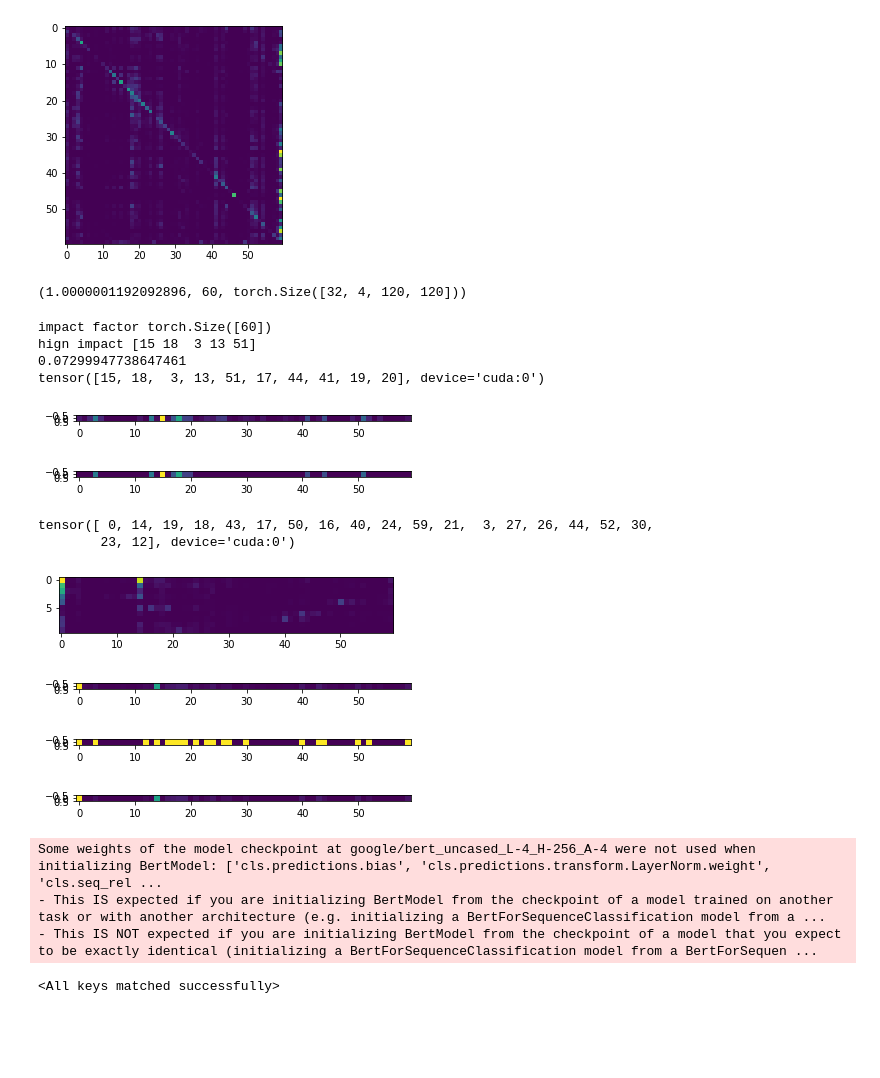
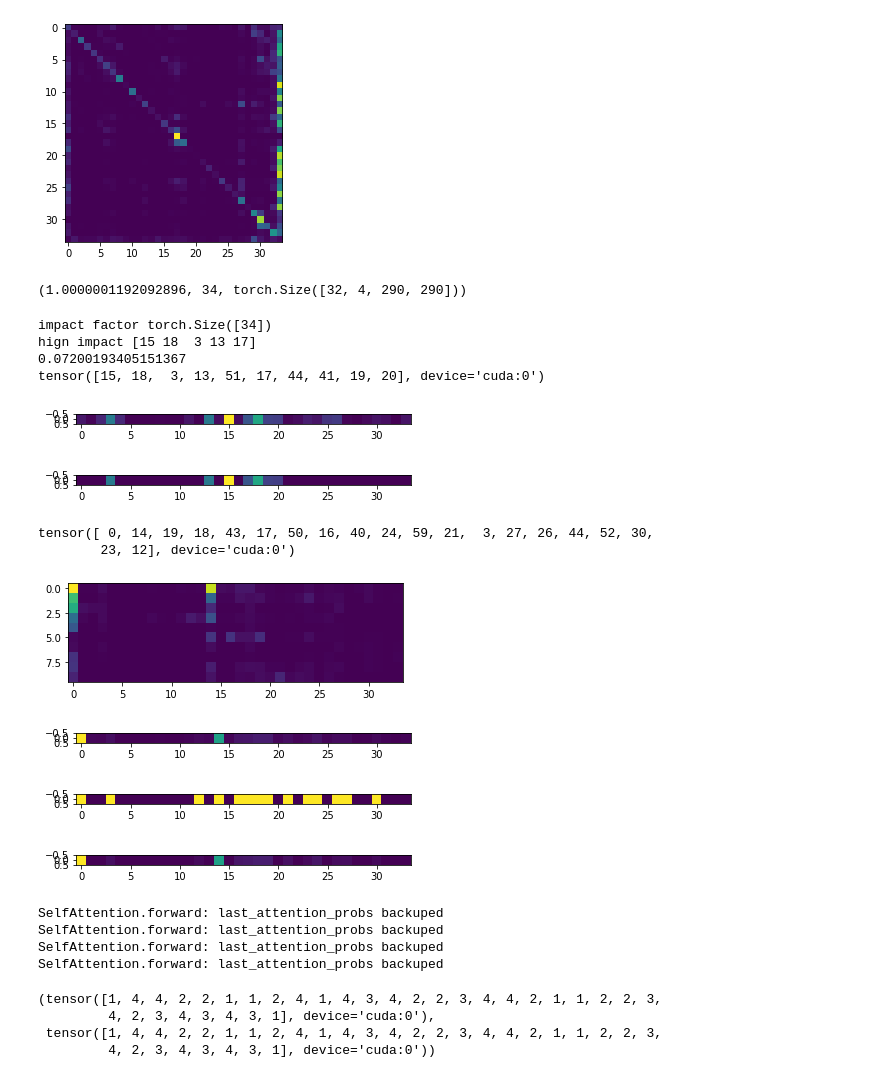
Before and after one commit to gmlwns2000/sttabt, a Jupyter notebook: attention_clipping.ipynb, the cells around one changed output. Drawn from its saved outputs; the diff is of its cells as text; code cells hidden in the pictures; blank space fills up the shorter version.

```diff
--- a/attention_clipping.ipynb
+++ b/attention_clipping.ipynb
@@ -21,7 +21,7 @@ trainer.model = trainer.model.eval()
 bert = trainer.model.bert
 fc = trainer.model.classifier
 
-def eval(model):
+def eval(model, batch=batch, fc=fc):
     lm_output = model(
         input_ids = batch.input_ids,
         attention_mask = batch.attention_masks,
@@ -43,8 +43,8 @@ plt.show()
 
 torch.sum(lm_output.attentions[LAYER][BATCH][HEAD][0,:N]).item(), N, lm_output.attentions[0].shape
 # %% [output]
-[figure, old version]
+[figure, new version]
-(1.0000001192092896, 60, torch.Size([32, 4, 120, 120]))
+(1.0000001192092896, 34, torch.Size([32, 4, 290, 290]))
 # %%
 NBATCH = batch.input_ids.shape[0]
 LAYER = 3
@@ -61,24 +61,30 @@ print('hign impact', b.cpu().numpy())
 # plt.show()
 
 #this is very evil code...
-def update_input_mask_from_previous_attention(attention_mask, previous_attention, output_token_indcies, output_token_impact, k=5):
-    NBATCH = len(output_token_indcies)
+def update_input_mask_from_previous_attention(attention_mask, previous_attention, output_token_indices, output_token_impact, k=5):
+    NBATCH = attention_mask.shape[0]
 
     input_indcies = []
     input_impacts = []
-    for i, idxs in enumerate(output_token_indcies):
-        N = torch.sum(attention_mask[i])
+    for i, idxs in enumerate(output_token_indices):
+        N = int(torch.sum((attention_mask[i]==0)*1.0).item())
 
+        #print(i, previous_attention, N)
         a = previous_attention[i,:,:N,:N]
+        #print(a.shape, N, previous_attention.shape)
         a = torch.sum(a, dim=0)
+        #print(idxs, a.shape)
         a = a[idxs, :] * output_token_impact[i].view(-1, 1)
         a = torch.sum(a, dim=0)
 
-        b, c = torch.topk(a, k)
+        #print(f'k {k}, a {a.shape}')
+        kxx = k
+        if k < 1.0: kxx = int(math.ceil(k*N))
+        b, c = torch.topk(a, min(N, kxx))
         input_indcies.append(c)
         input_impacts.append(b)
 
-    input_mask = torch.zeros(NBATCH, attention_mask.shape[1], device=previous_attention.device)#, dtype=previous_attention.dtype)
+    input_mask = torch.zeros(NBATCH, attention_mask.shape[-1], device=previous_attention.device, dtype=previous_attention.dtype)
     for i, idxs in enumerate(input_indcies):
         for k in idxs:
             input_mask[i, k] = 1.0
@@ -87,49 +93,49 @@ def update_input_mask_from_previous_attention(attention_mask, previous_attention
 
 t = time.time()
 mask, indices, impacts = update_input_mask_from_previous_attention(
-    batch.attention_masks,
+    batch.attention_masks - 1.0,
     lm_output.attentions[LAYER],
     [[0]] * NBATCH,
     torch.ones(NBATCH, 1, device=batch.device, dtype=torch.float32),
     k=10
 )
 mask2, indices2, impacts2 = update_input_mask_from_previous_attention(
-    batch.attention_masks,
+    batch.attention_masks - 1.0,
     lm_output.attentions[LAYER-1],
     indices,
     impacts,
     k=20
 )
 print(time.time() - t)
 mask2.shape, batch.attention_masks.shape
 def plot_grid(grid):
     plt.imshow(grid.cpu().detach().numpy())
     #plt.colorbar()
     plt.show()
 
 print(indices[0])
 last_output_attentions = torch.sum(lm_output.attentions[LAYER][0], dim=0)[[0], :N]
 plot_grid(last_output_attentions)
 last_output_attentions_input_masked = last_output_attentions * mask[0][:N]
 plot_grid(last_output_attentions_input_masked)
 
 print(indices2[0])
 second_output_attentions = torch.sum(lm_output.attentions[LAYER-1][0], dim=0)[indices[0],:N]*impacts[0].view(-1,1)
 plot_grid(second_output_attentions)
 second_output_attentions_impact = torch.sum(second_output_attentions, dim=0).view(1,-1)
 plot_grid(second_output_attentions_impact)
 plot_grid(mask2[0][:N].view(1,-1))
 plot_grid(second_output_attentions_impact * mask2[0][:N])
 # %% [output]
-impact factor torch.Size([60])
-hign impact [15 18  3 13 51]
-0.07299947738647461
+impact factor torch.Size([34])
+hign impact [15 18  3 13 17]
+0.07200193405151367
 tensor([15, 18,  3, 13, 51, 17, 44, 41, 19, 20], device='cuda:0')
-[figure, old version]
+[figure, new version]
-[figure, old version]
+[figure, new version]
 tensor([ 0, 14, 19, 18, 43, 17, 50, 16, 40, 24, 59, 21,  3, 27, 26, 44, 52, 30,
         23, 12], device='cuda:0')
-[figure, old version]
+[figure, new version]
-[figure, old version]
+[figure, new version]
-[figure, old version]
+[figure, new version]
-[figure, old version]
+[figure, new version]
@@ -740,10 +778,15 @@ class BertModel(BertPreTrainedModel):
 # %%
-sparsebert = BertModel.from_pretrained(trainer.model.bert_model_name)
+sparsebert = BertModel(trainer.model.bert.config)
 sparsebert = sparsebert.to(trainer.device)
 sparsebert = sparsebert.eval()
 sparsebert.load_state_dict(bert.state_dict())
+eval(sparsebert)[:2]
 # %% [output]
-Some weights of the model checkpoint at google/bert_uncased_L-4_H-256_A-4 were not used when initializing BertModel: ['cls.predictions.bias', 'cls.predictions.transform.LayerNorm.weight', 'cls.seq_rel ...
-- This IS expected if you are initializing BertModel from the checkpoint of a model trained on another task or with another architecture (e.g. initializing a BertForSequenceClassification model from a ...
-- This IS NOT expected if you are initializing BertModel from the checkpoint of a model that you expect to be exactly identical (initializing a BertForSequenceClassification model from a BertForSequen ...
+SelfAttention.forward: last_attention_probs backuped
+SelfAttention.forward: last_attention_probs backuped
+SelfAttention.forward: last_attention_probs backuped
+SelfAttention.forward: last_attention_probs backuped
-<All keys matched successfully>
+(tensor([1, 4, 4, 2, 2, 1, 1, 2, 4, 1, 4, 3, 4, 2, 2, 3, 4, 4, 2, 1, 1, 2, 2, 3,
+         4, 2, 3, 4, 3, 4, 3, 1], device='cuda:0'),
+ tensor([1, 4, 4, 2, 2, 1, 1, 2, 4, 1, 4, 3, 4, 2, 2, 3, 4, 4, 2, 1, 1, 2, 2, 3,
+         4, 2, 3, 4, 3, 4, 3, 1], device='cuda:0'))
```
Also changed, not shown: parts of 8 cells of this notebook.
